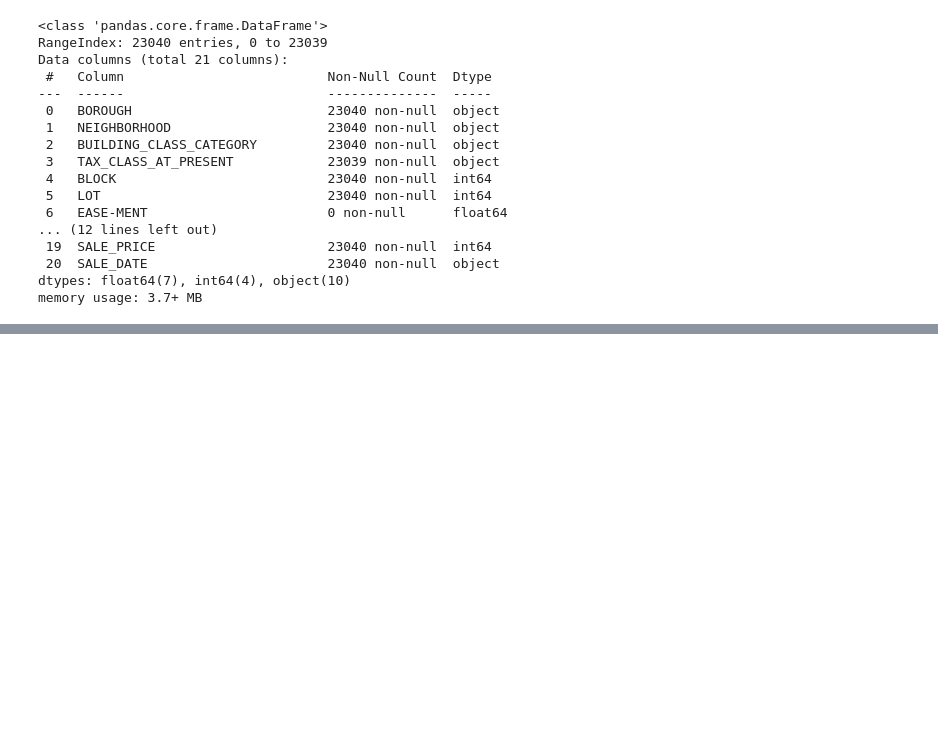
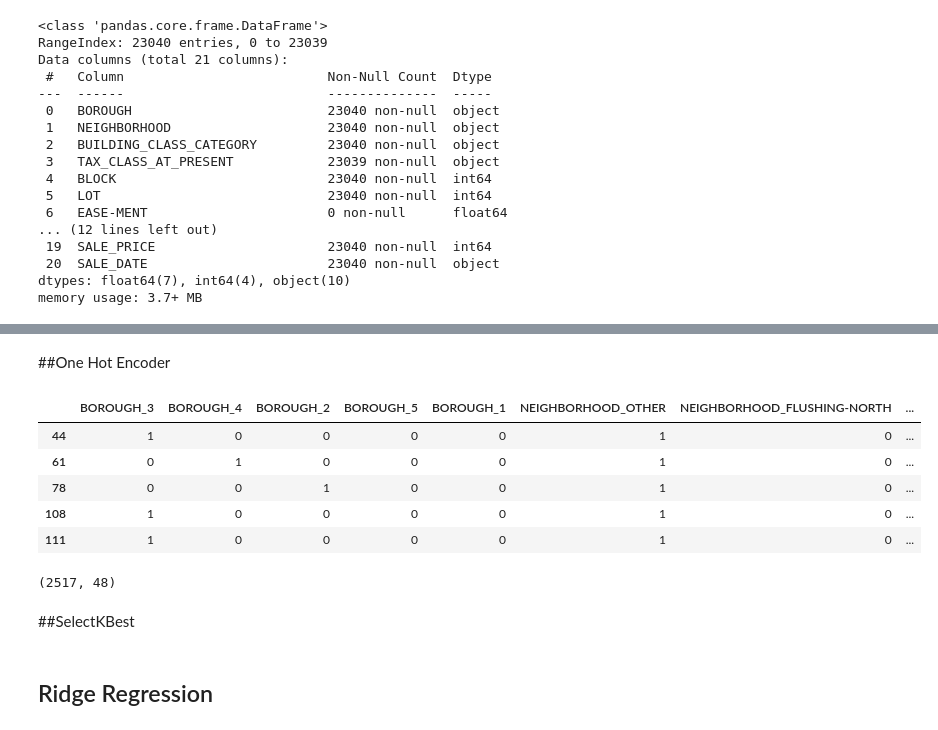
Before and after one commit to bloominstituteoftechnology/DS-Unit-2-Linear-Models, a Jupyter notebook: module3-ridge-regression/josiah_mckinney_LS_DS_213_assignment.ipynb, the cells around one changed output, grey strips where cells are left out. Saved outputs shown, nothing was run; the diff lists cells and outputs as text; code cells hidden in the pictures; blank space fills up the shorter version.

```diff
--- a/module3-ridge-regression/josiah_mckinney_LS_DS_213_assignment.ipynb
+++ b/module3-ridge-regression/josiah_mckinney_LS_DS_213_assignment.ipynb
@@ -139,0 +278,22 @@ df2.head()
+# %% [markdown]
+##One Hot Encoder
+# %%
+ohe = OneHotEncoder(['BOROUGH', 'NEIGHBORHOOD', 'TAX_CLASS_AT_PRESENT', 'BUILDING_CLASS_AT_PRESENT', 'BUILDING_CLASS_AT_TIME_OF_SALE'], use_cat_names=True)
+
+XT_train = ohe.fit_transform(X_train)
+XT_val = ohe.transform(X_val)
+# %%
+XT_train.head()
+# %% [output]
+|  | BOROUGH_3 | BOROUGH_4 | BOROUGH_2 | BOROUGH_5 | BOROUGH_1 | NEIGHBORHOOD_OTHER | NEIGHBORHOOD_FLUSHING-NORTH | ... |
+| 44 | 1 | 0 | 0 | 0 | 0 | 1 | 0 | ... |
+| 61 | 0 | 1 | 0 | 0 | 0 | 1 | 0 | ... |
+| 78 | 0 | 0 | 1 | 0 | 0 | 1 | 0 | ... |
+| 108 | 1 | 0 | 0 | 0 | 0 | 1 | 0 | ... |
+| 111 | 1 | 0 | 0 | 0 | 0 | 1 | 0 | ... |
+# %%
+XT_train.shape
+# %% [output]
+(2517, 48)
+# %% [markdown]
+##SelectKBest
@@ -139,0 +307,2 @@ df2.head()
+# %% [markdown]
+## Ridge Regression
```
Also changed, not shown: parts of 44 cells of this notebook.
